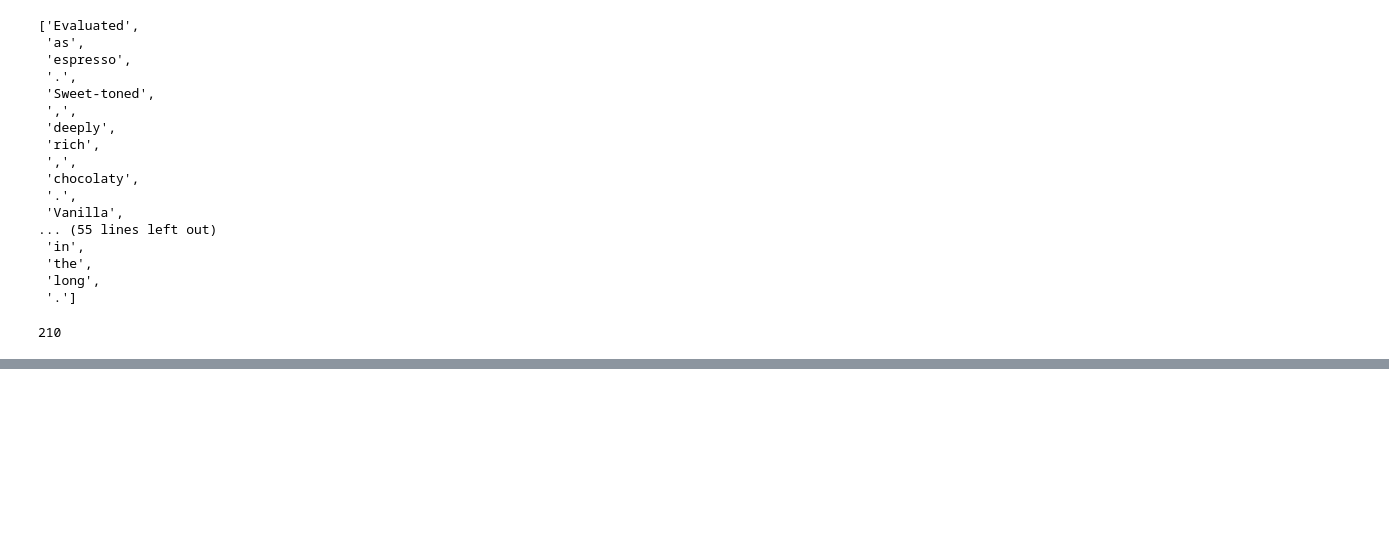
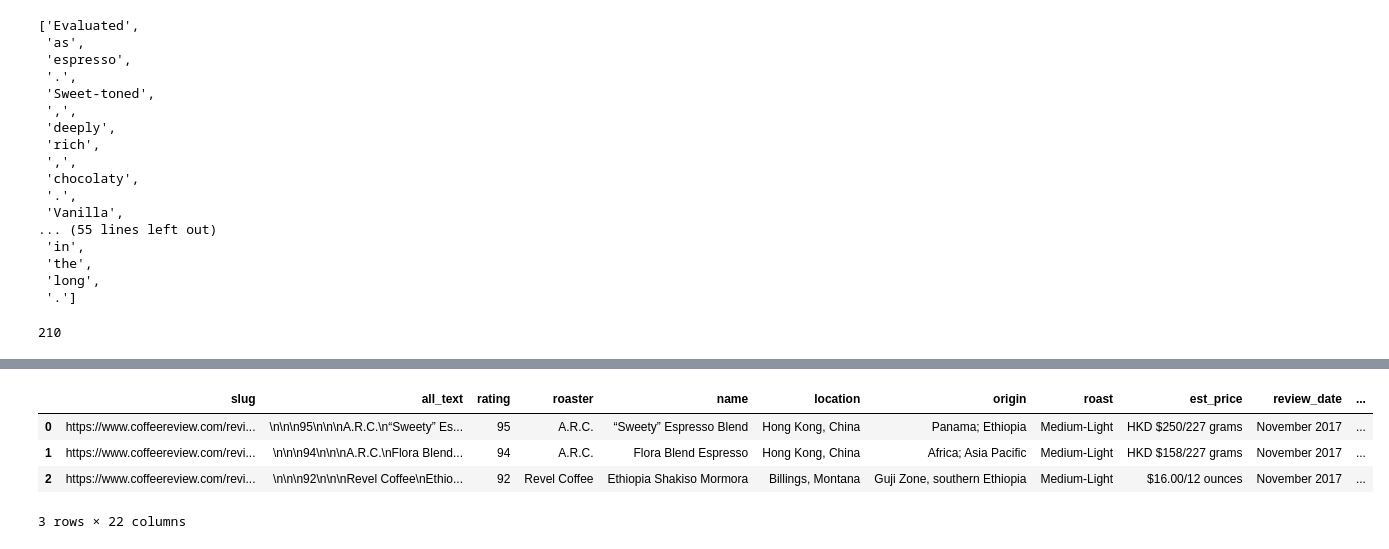
Before and after one commit to 1Intuition/Coffee-Surf, a Jupyter notebook: processing.ipynb, the cells around one changed output, grey strips where cells are left out. Drawn from its saved outputs; the diff is of its cells as text; code cells hidden in the pictures; blank space fills up the shorter version.

```diff
--- a/processing.ipynb
+++ b/processing.ipynb
@@ -70,27 +70,27 @@ def process_content(description):
 
         # Finding the milk description
 
-        print(description)
+        # print(description)
 
         for chunk in chunked:
             if hasattr(chunk,"label"):
                 if chunk.label() == "Chunk":
                     l.append(chunk)
             # print(chunk)
-        print("---Finish---")
+        #print("---Finish---")
         if len(finish_chunks) == 0:
             for chunk in chunked:
                 if hasattr(chunk,"label"):
                     if chunk.label() == "Chunk":
                         for j in chunk:
                             print(j[0])
-        for chunk in finish_chunks:
-            if hasattr(chunk,"label"):
-                if chunk.label() == "Chunk":
-                    print(chunk)
-                    # for j in chunk:
-                    #     print(j[0])
-        print("---Finish done---")
+        # for chunk in finish_chunks:
+        #     if hasattr(chunk,"label"):
+        #         if chunk.label() == "Chunk":
+        #             print(chunk)
+        #             # for j in chunk:
+        #             #     print(j[0])
+        #print("---Finish done---")
 
     except Exception as e:
         print(str(e))
@@ -125,13 +120,20 @@ Evaluated as espresso. Sweet-toned, deeply rich, chocolaty. Vanilla paste, dark
 # %%
+useless = ["milk","short","long","cup","flavor",
+    "flavour","www","http","visit","information"
+    "cafe","coffee","coffees","blend","shot"]
+
+characteristic_names = ["finish","tone","tones","toned","mouthfeel","paste"
+    "note","notes"]
+
 def clean_chunk(chunk):
     grammar = [i[1] for i in chunk]
     words = [i[0] for i in chunk]
-    for i in ["finish","tone","tones","toned","mouthfeel","paste"]:
+    for i in characteristic_names:
         for j in chunk:
             if j[0] == i:
                 chunk.remove(j)
-    for i in ["milk","short","long","cup","flavor","flavour"]:
-        if i in words:
+    for i in useless:
+        if i in "".join(words):
             return None
     return chunk
 # %%
@@ -172,7 +170,8 @@ def extract_characteristics(raw):
             continue
 
         if len(clean) == 1:
-            characteristics.append(stemmer.stem(words[0]))
+            if grammar[0] != "VBD":
+                characteristics.append(stemmer.stem(words[0]))
             continue
 
         if all(i=="NN" for i in grammar):
@@ -186,7 +185,7 @@ def extract_characteristics(raw):
         elif grammar[0].startswith('RB') and grammar[1].startswith('JJ'):
             characteristics.append(stemmer.stem(words[1]))
             continue
-    return characteristics
+    return np.array(characteristics)
 
 extract_characteristics(chunks)
 # %% [output]
@@ -213 +194,3 @@ extract_characteristics(chunks)
+# %%
+df["characteristics"] = df["desc_1"].apply(lambda x:extract_characteristics(process_content(x)))
 # %%
@@ -214,0 +230,9 @@ df
+# %%
+df["coffee"] = df["name"] + "-" + df["roaster"]
+df.head(3)
+# %% [output]
+|  | slug | all_text | rating | roaster | name | location | origin | roast | est_price | review_date | ... |
+| 0 | https://www.coffeereview.com/revi... | \n\n\n95\n\n\nA.R.C.\n“Sweety” Es... | 95 | A.R.C. | “Sweety” Espresso Blend | Hong Kong, China | Panama; Ethiopia | Medium-Light | HKD $250/227 grams | November 2017 | ... |
+| 1 | https://www.coffeereview.com/revi... | \n\n\n94\n\n\nA.R.C.\nFlora Blend... | 94 | A.R.C. | Flora Blend Espresso | Hong Kong, China | Africa; Asia Pacific | Medium-Light | HKD $158/227 grams | November 2017 | ... |
+| 2 | https://www.coffeereview.com/revi... | \n\n\n92\n\n\nRevel Coffee\nEthio... | 92 | Revel Coffee | Ethiopia Shakiso Mormora | Billings, Montana | Guji Zone, southern Ethiopia | Medium-Light | $16.00/12 ounces | November 2017 | ... |
+3 rows × 22 columns
```
Also changed, not shown: parts of 13 cells of this notebook.
